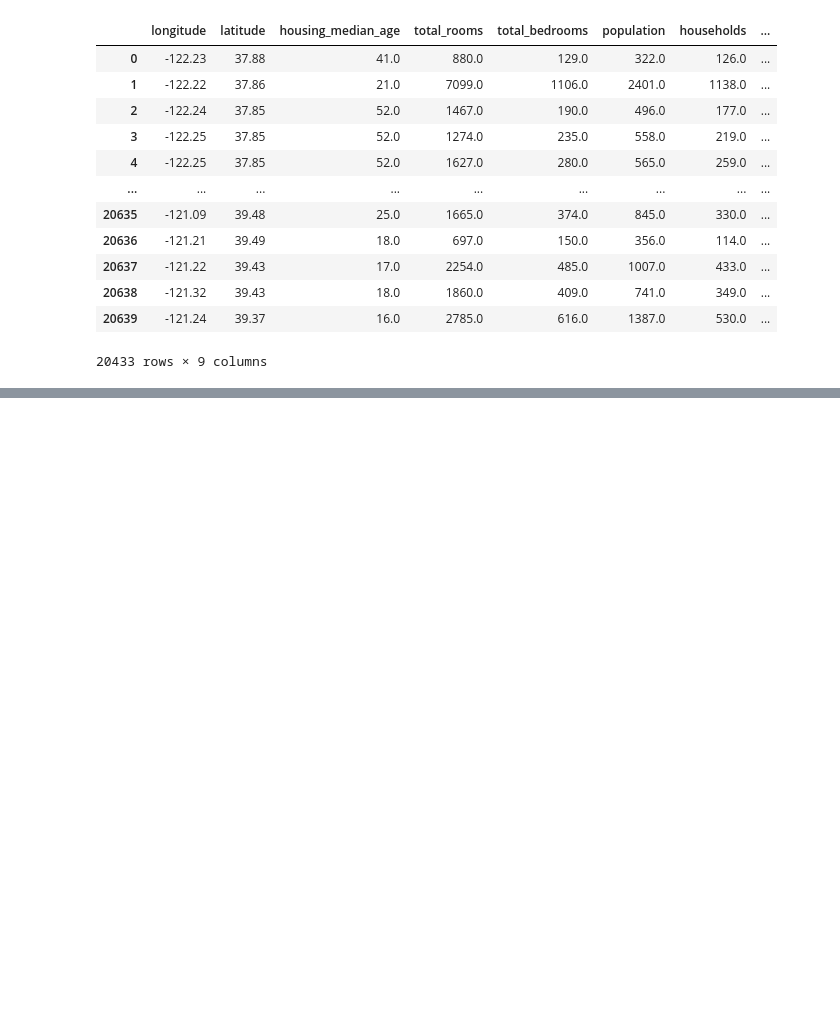
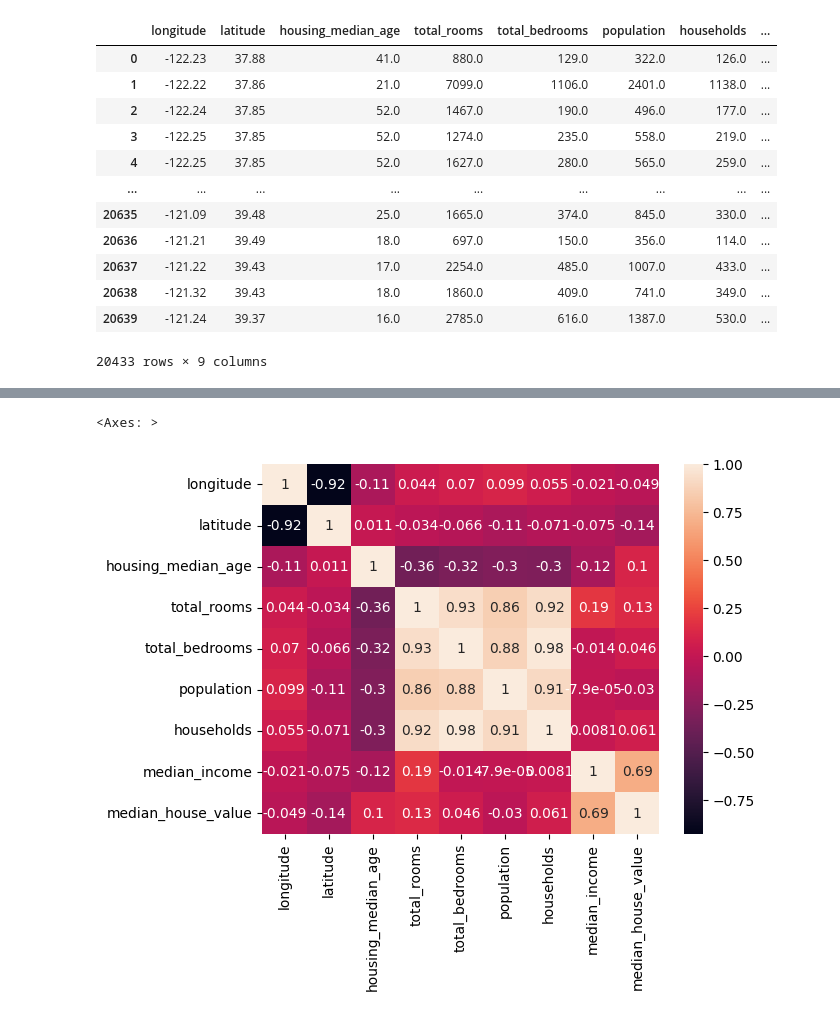
Before and after one commit to AbhishekRathore1210/Zillow-Project, a Jupyter notebook: PROJECT.ipynb, the cells around one changed output, grey strips where cells are left out. Cells and saved outputs as stored; diff of their text form; code cells hidden in the pictures; blank space fills up the shorter version.

```diff
--- a/PROJECT.ipynb
+++ b/PROJECT.ipynb
@@ -91,0 +125,5 @@ x
+# %%
+sns.heatmap(train_data.corr(),annot=True)
+# %% [output]
+<Axes: >
+[figure, added]
```
Also changed, not shown: parts of 4 cells of this notebook.
